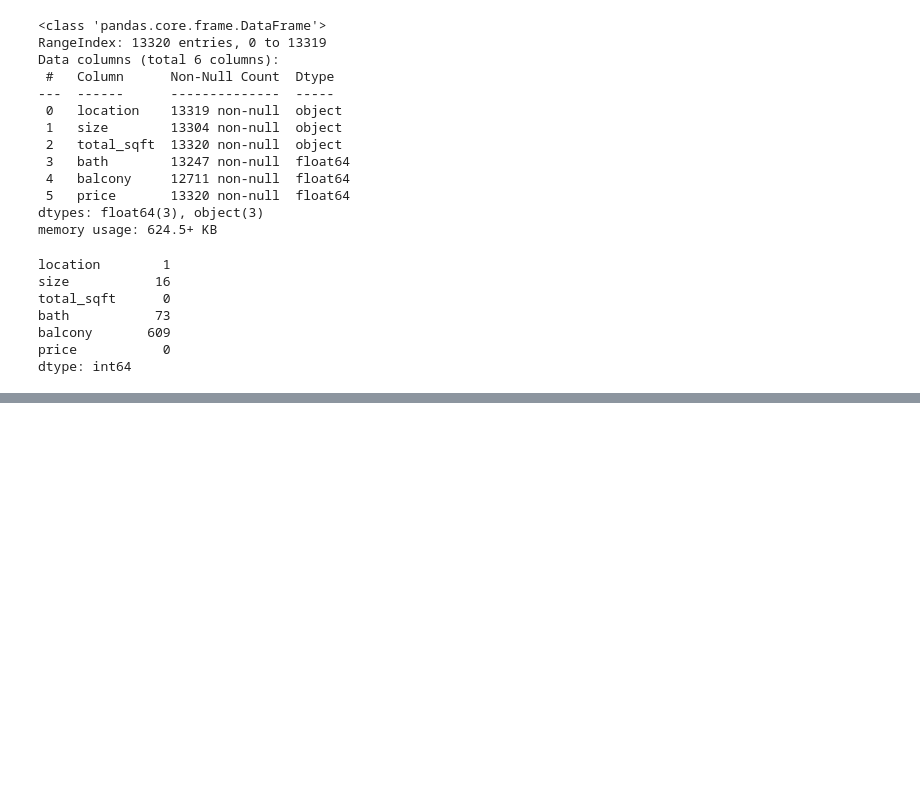
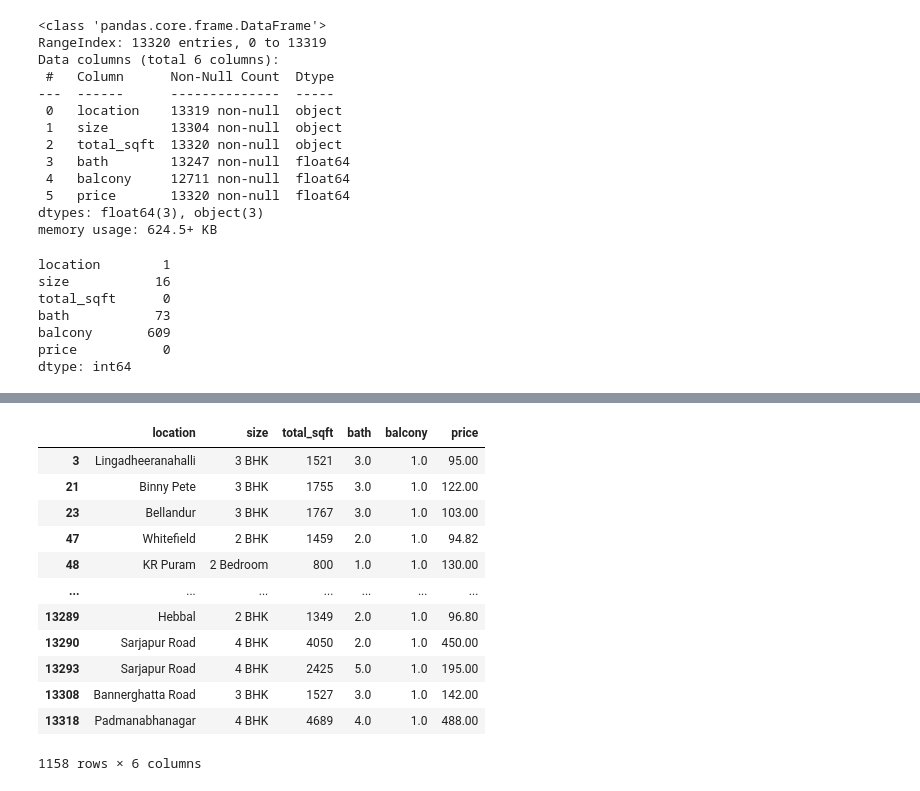
Before and after one commit to Pritush09/Real-Estate-Price-Prediction-Project, a Jupyter notebook: House Prediction Model.ipynb, the cells around one changed output, grey strips where cells are left out. Drawn from its saved outputs; the diff is of its cells as text; code cells hidden in the pictures; blank space fills up the shorter version.

```diff
--- a/House Prediction Model.ipynb
+++ b/House Prediction Model.ipynb
@@ -95,0 +143,19 @@ df2[df2.balcony==0]
+# %%
+df2[(df2['balcony']==1) & (df2['price']>90) & (df2['price']<9000)]
+# 246 with 3 balcony and price between 90-70 with 1 is 631 2 is 716
+# 324 with 3 balcony and price between 50-70  with 1 is 1173  2 is 1129
+# 876 with 3 balcony and price between 220000-90 with 1 is 1158  2 is 1900
+# %% [output]
+|  | location | size | total_sqft | bath | balcony | price |
+| 3 | Lingadheeranahalli | 3 BHK | 1521 | 3.0 | 1.0 | 95.00 |
+| 21 | Binny Pete | 3 BHK | 1755 | 3.0 | 1.0 | 122.00 |
+| 23 | Bellandur | 3 BHK | 1767 | 3.0 | 1.0 | 103.00 |
+| 47 | Whitefield | 2 BHK | 1459 | 2.0 | 1.0 | 94.82 |
+| 48 | KR Puram | 2 Bedroom | 800 | 1.0 | 1.0 | 130.00 |
+| ... | ... | ... | ... | ... | ... | ... |
+| 13289 | Hebbal | 2 BHK | 1349 | 2.0 | 1.0 | 96.80 |
+| 13290 | Sarjapur Road | 4 BHK | 4050 | 2.0 | 1.0 | 450.00 |
+| 13293 | Sarjapur Road | 4 BHK | 2425 | 5.0 | 1.0 | 195.00 |
+| 13308 | Bannerghatta Road | 3 BHK | 1527 | 3.0 | 1.0 | 142.00 |
+| 13318 | Padmanabhanagar | 4 BHK | 4689 | 4.0 | 1.0 | 488.00 |
+1158 rows × 6 columns
```
Also changed, not shown: parts of 13 cells of this notebook.
